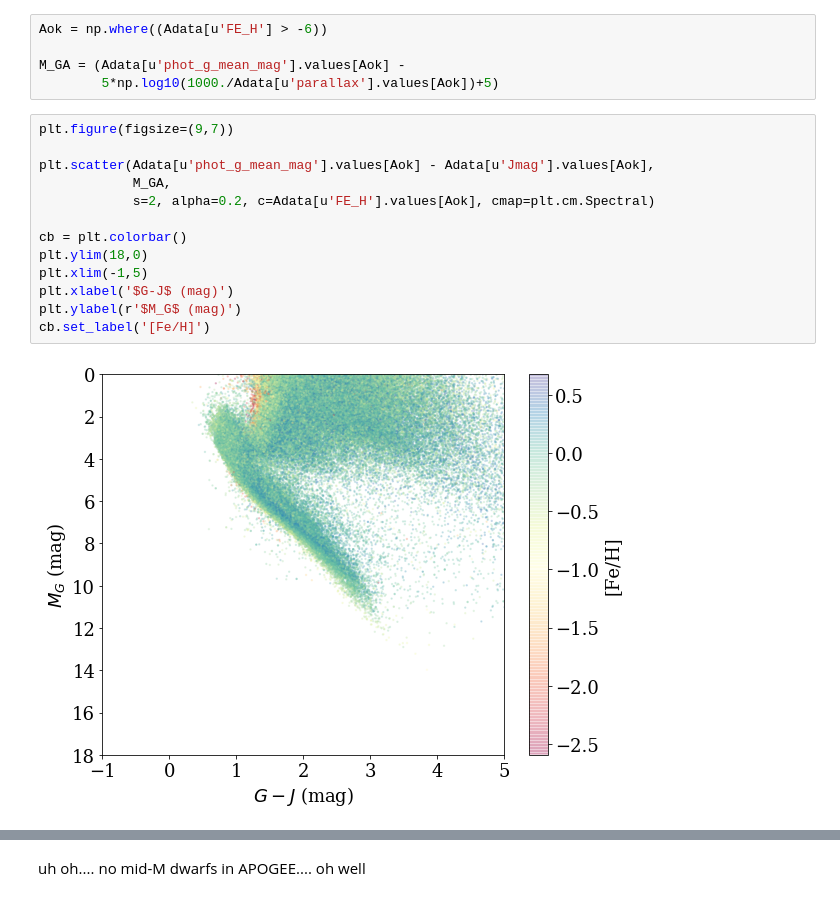
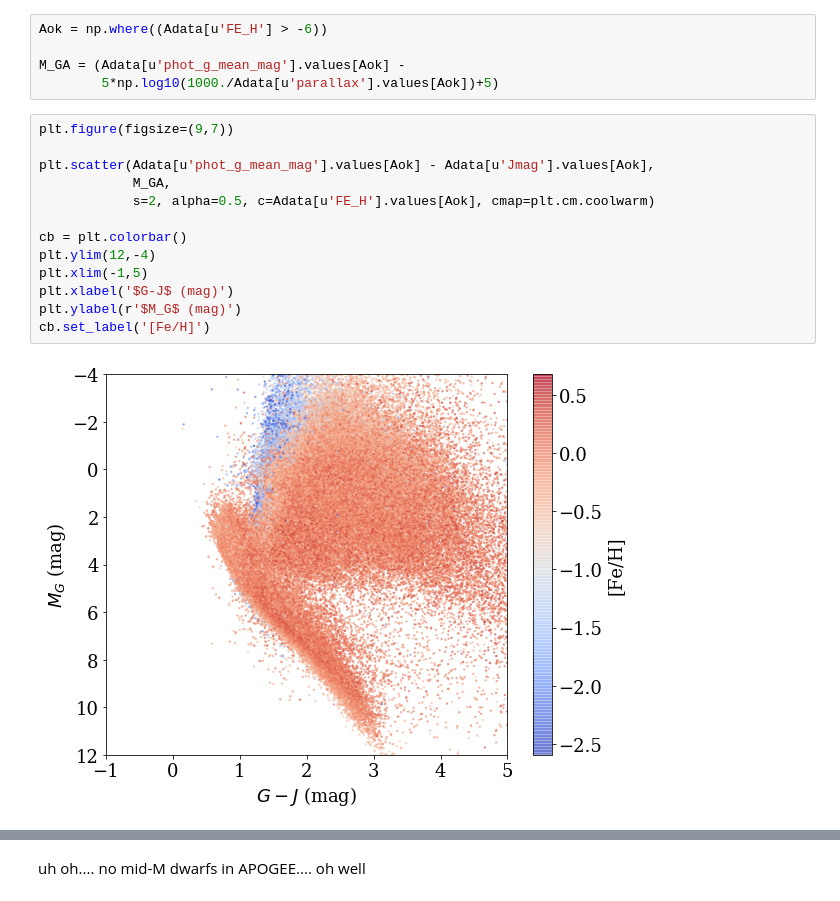
Before and after one commit to jradavenport/GaiaSprint2018, a Jupyter notebook: feh/FeH_explore.ipynb, the cells around one changed output, grey strips where cells are left out. Drawn from its saved outputs; the diff is of its cells as text.

```diff
--- a/feh/FeH_explore.ipynb
+++ b/feh/FeH_explore.ipynb
@@ -285,15 +184,15 @@ M_GA = (Adata[u'phot_g_mean_mag'].values[Aok] -
 # %%
 plt.figure(figsize=(9,7))
 
 plt.scatter(Adata[u'phot_g_mean_mag'].values[Aok] - Adata[u'Jmag'].values[Aok],
             M_GA,
-            s=2, alpha=0.2, c=Adata[u'FE_H'].values[Aok], cmap=plt.cm.Spectral)
+            s=2, alpha=0.5, c=Adata[u'FE_H'].values[Aok], cmap=plt.cm.coolwarm)
 
 cb = plt.colorbar()
-plt.ylim(18,0)
+plt.ylim(12,-4)
 plt.xlim(-1,5)
 plt.xlabel('$G-J$ (mag)')
 plt.ylabel(r'$M_G$ (mag)')
 cb.set_label('[Fe/H]')
 # %% [output]
-[figure, old version]
+[figure, new version]
```
Also changed, not shown: parts of 47 cells of this notebook, 1 other file.
